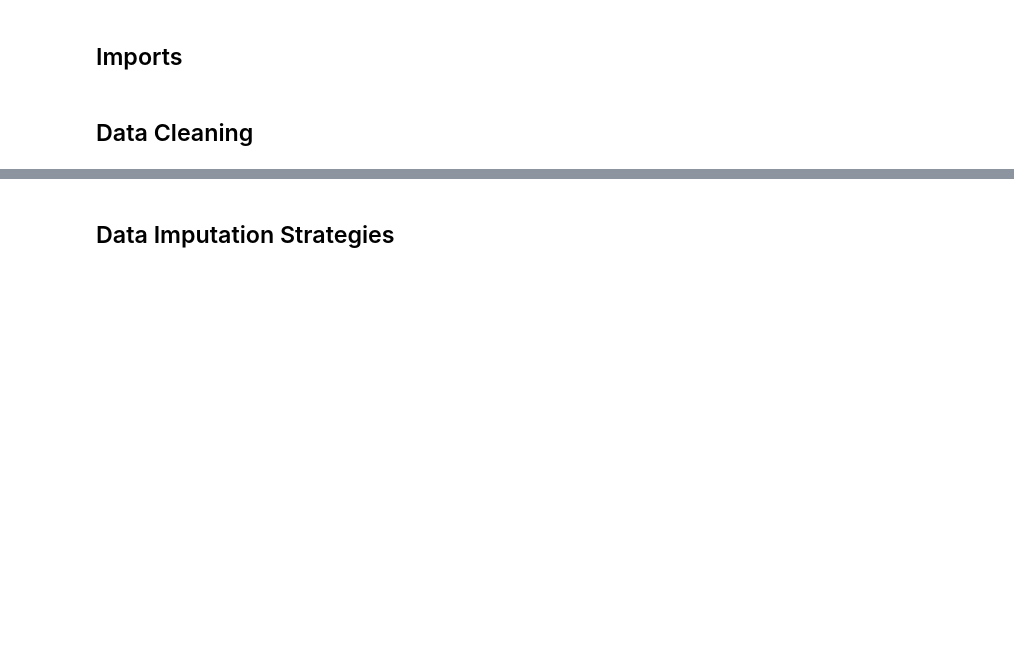
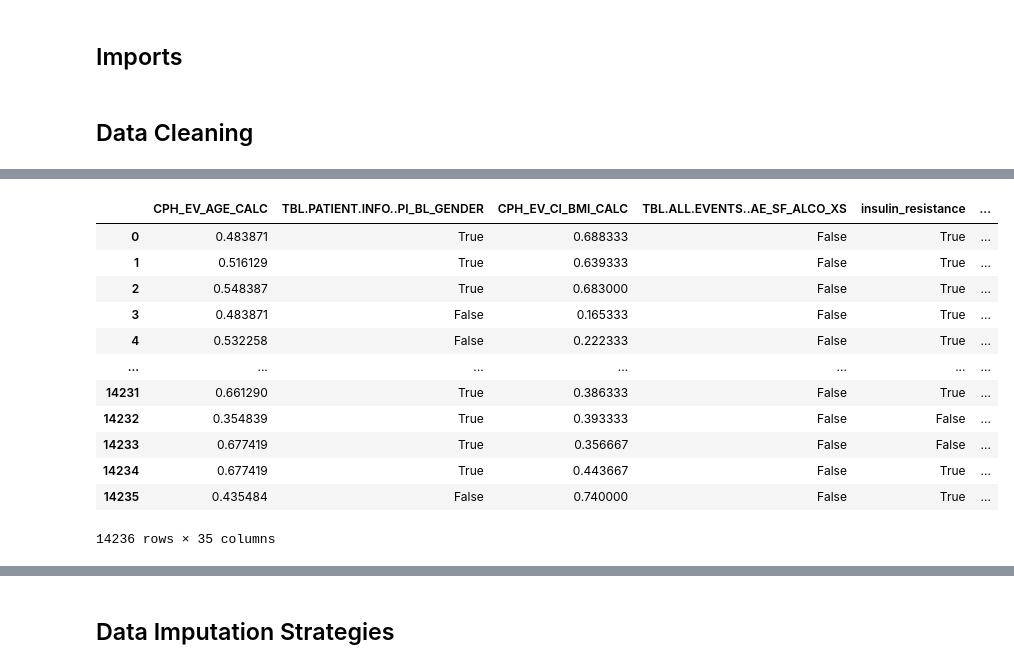
Before and after one commit to LBncl/AmazonMLInterviewQuestion, a Jupyter notebook: NAFLD.ipynb, the cells around one changed output, grey strips where cells are left out. Cells and saved outputs as stored; diff of their text form; code cells hidden in the pictures; blank space fills up the shorter version.

```diff
--- a/NAFLD.ipynb
+++ b/NAFLD.ipynb
@@ -56,2 +71,18 @@ features.dtypes
+# %%
+features_raw
+# %% [output]
+|  | CPH_EV_AGE_CALC | TBL.PATIENT.INFO..PI_BL_GENDER | CPH_EV_CI_BMI_CALC | TBL.ALL.EVENTS..AE_SF_ALCO_XS | insulin_resistance | ... |
+| 0 | 0.483871 | True | 0.688333 | False | True | ... |
+| 1 | 0.516129 | True | 0.639333 | False | True | ... |
+| 2 | 0.548387 | True | 0.683000 | False | True | ... |
+| 3 | 0.483871 | False | 0.165333 | False | True | ... |
+| 4 | 0.532258 | False | 0.222333 | False | True | ... |
+| ... | ... | ... | ... | ... | ... | ... |
+| 14231 | 0.661290 | True | 0.386333 | False | True | ... |
+| 14232 | 0.354839 | True | 0.393333 | False | False | ... |
+| 14233 | 0.677419 | True | 0.356667 | False | False | ... |
+| 14234 | 0.677419 | True | 0.443667 | False | True | ... |
+| 14235 | 0.435484 | False | 0.740000 | False | True | ... |
+14236 rows × 35 columns
 # %%
 # Filter to only select basline event types
```
Also changed, not shown: parts of 20 cells of this notebook.
